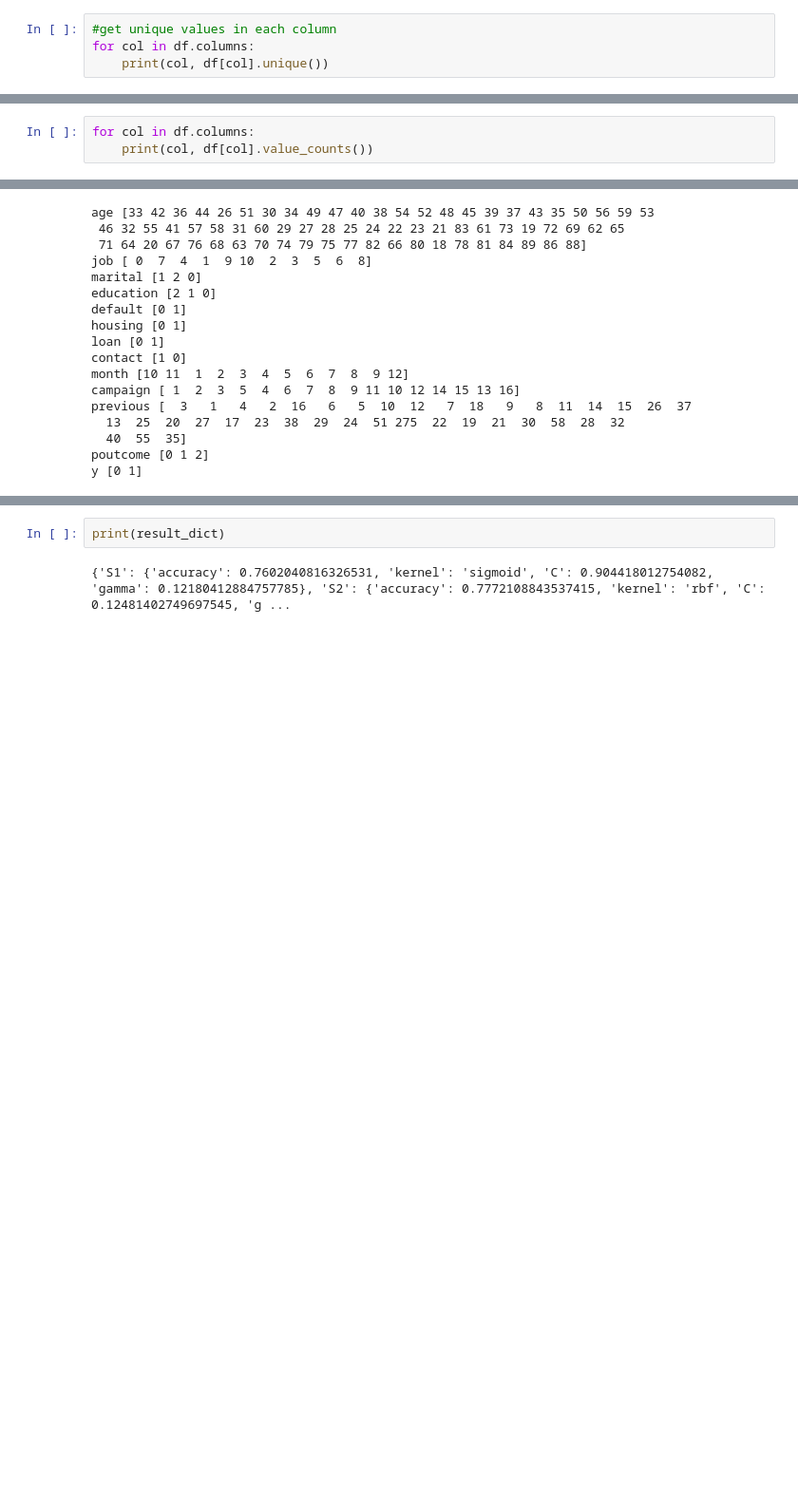
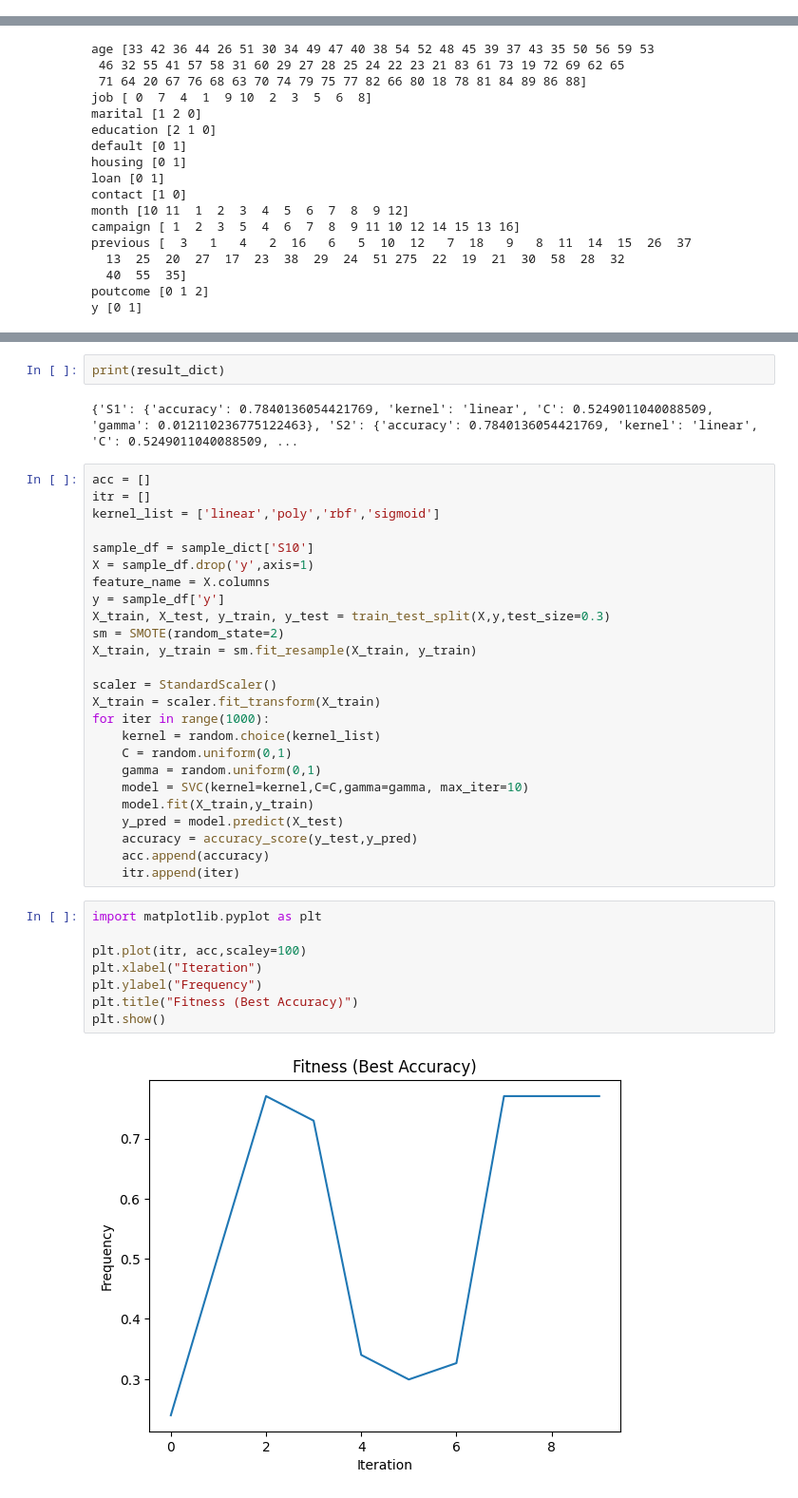
Before and after one commit to mukulSharda50/svm-optimization, a Jupyter notebook: svm.ipynb, the cells around one changed output, grey strips where cells are left out. Shown: that part at 95% size. Saved outputs shown, nothing was run; the diff lists cells and outputs as text; blank space fills up the shorter version.

```diff
--- a/svm.ipynb
+++ b/svm.ipynb
@@ -18,7 +18,3 @@ df.head()
 df.shape
 # %% [output]
 (45211, 17)
-# %%
-#get unique values in each column
-for col in df.columns:
-    print(col, df[col].unique())
@@ -46,3 +20,0 @@ df = df[(df['job'] != 'unknown') & (df['marital'] != 'unknown') & (df['education
-# %%
-for col in df.columns:
-    print(col, df[col].value_counts())
@@ -219,4 +187,39 @@ Best accuracy for sample  S10  is  0.7925170068027211
 # %%
 print(result_dict)
 # %% [output]
-{'S1': {'accuracy': 0.7602040816326531, 'kernel': 'sigmoid', 'C': 0.904418012754082, 'gamma': 0.12180412884757785}, 'S2': {'accuracy': 0.7772108843537415, 'kernel': 'rbf', 'C': 0.12481402749697545, 'g ...
+{'S1': {'accuracy': 0.7840136054421769, 'kernel': 'linear', 'C': 0.5249011040088509, 'gamma': 0.012110236775122463}, 'S2': {'accuracy': 0.7840136054421769, 'kernel': 'linear', 'C': 0.5249011040088509, ...
+# %%
+acc = []
+itr = []
+kernel_list = ['linear','poly','rbf','sigmoid']
+
+sample_df = sample_dict['S10']
+X = sample_df.drop('y',axis=1)
+feature_name = X.columns
+y = sample_df['y']
+X_train, X_test, y_train, y_test = train_test_split(X,y,test_size=0.3)
+sm = SMOTE(random_state=2)
+X_train, y_train = sm.fit_resample(X_train, y_train)
+
+scaler = StandardScaler()
+X_train = scaler.fit_transform(X_train)
+for iter in range(1000):
+    kernel = random.choice(kernel_list)
+    C = random.uniform(0,1)
+    gamma = random.uniform(0,1)
+    model = SVC(kernel=kernel,C=C,gamma=gamma, max_iter=10)
+    model.fit(X_train,y_train)
+    y_pred = model.predict(X_test)
+    accuracy = accuracy_score(y_test,y_pred)
+    acc.append(accuracy)
+    itr.append(iter)
+# %%
+import matplotlib.pyplot as plt
+
+plt.plot(itr, acc,scaley=100)
+plt.xlabel("Iteration")
+plt.ylabel("Frequency")
+plt.title("Fitness (Best Accuracy)")
+plt.show()
+# %% [output]
+[figure, added]
```
Also changed, not shown: parts of 11 cells of this notebook, 2 other files.
